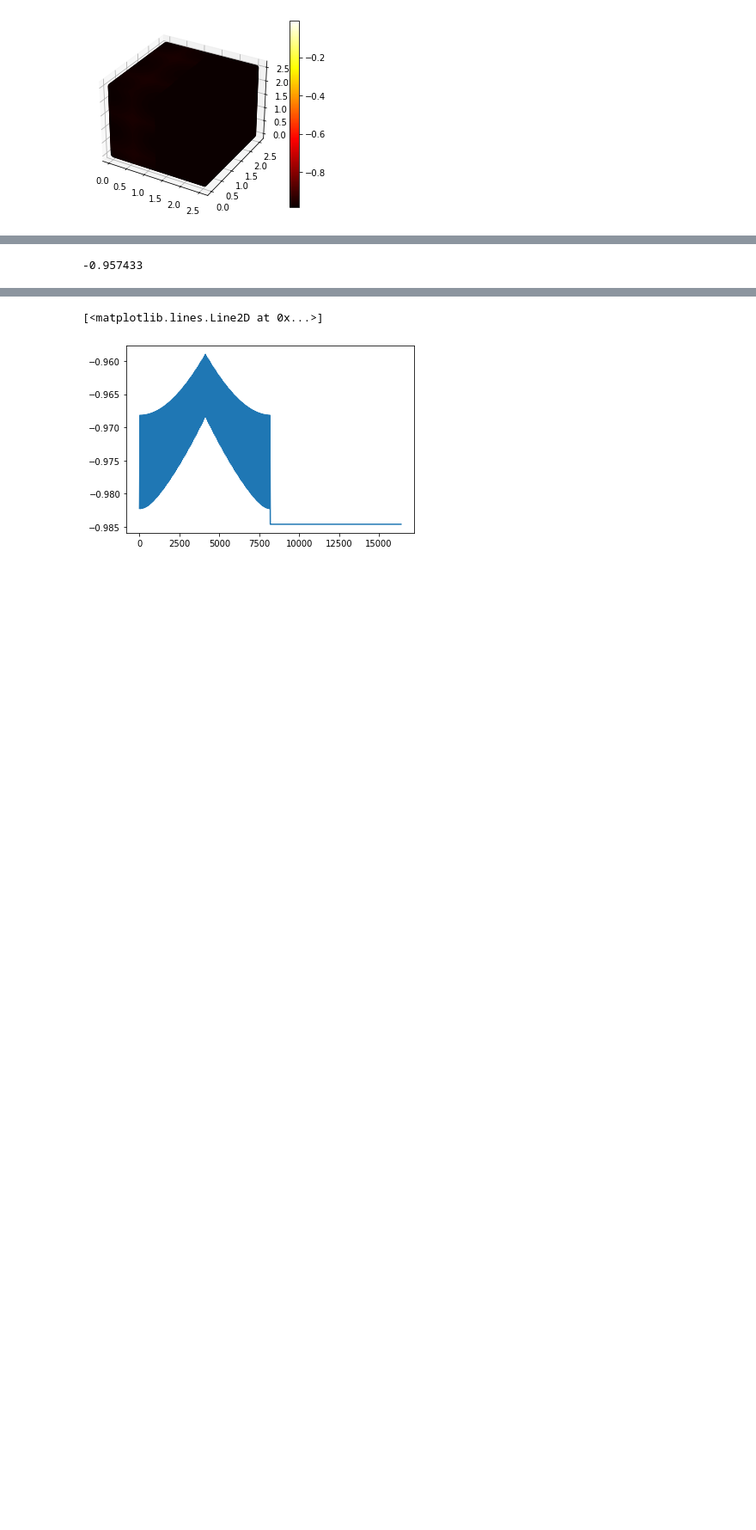
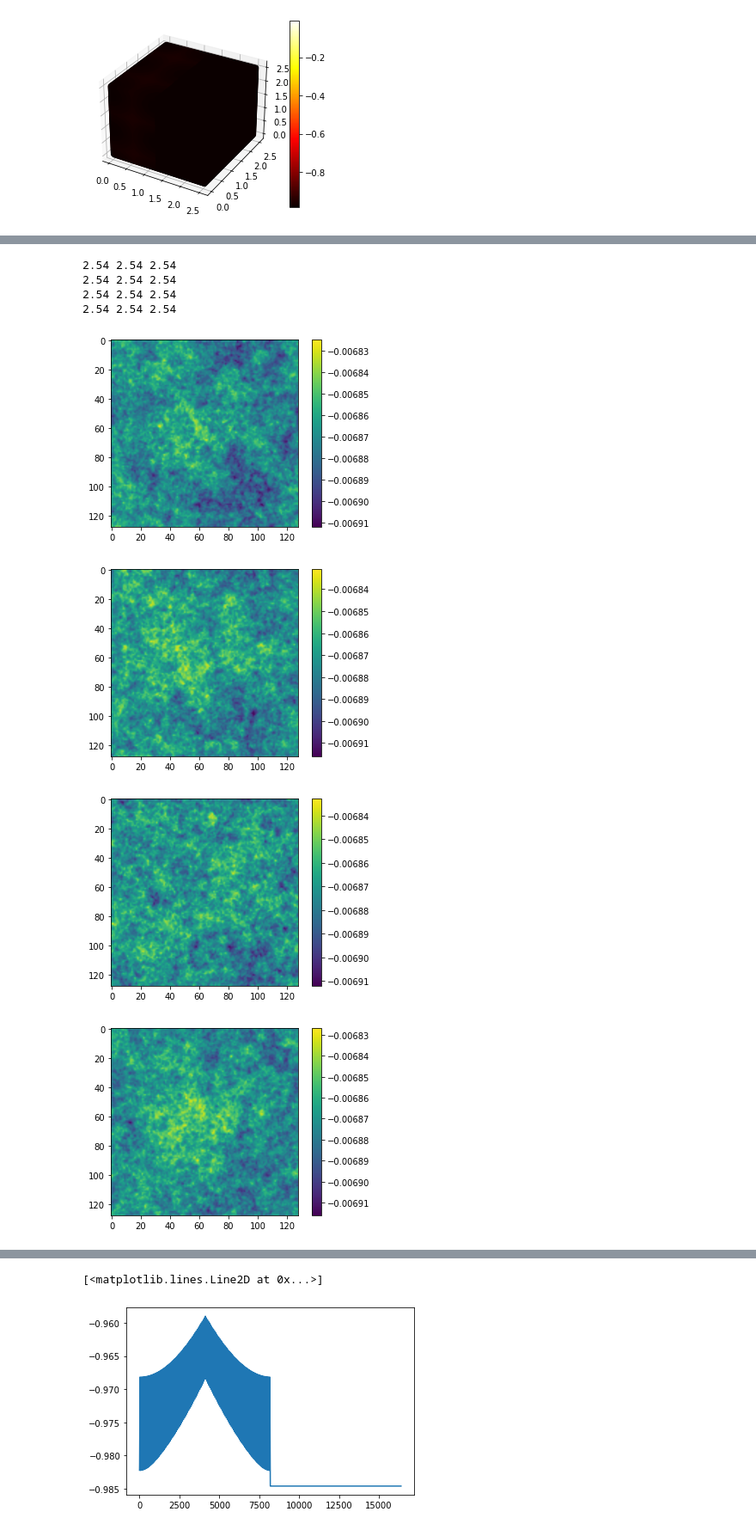
Before and after one commit to manu0x/scalar_fields, a Jupyter notebook: plotter.ipynb, the cells around one changed output, grey strips where cells are left out. Shown at 86% size. Saved outputs shown, nothing was run; the diff lists cells and outputs as text; code cells hidden in the pictures; blank space fills up the shorter version.

```diff
--- a/plotter.ipynb
+++ b/plotter.ipynb
@@ -132,5 +145,15 @@ yo (16384,)
 # %%
-u.max()
+d1.plot(1,0)
+d1.plot(10,0)
+d1.plot(100,0)
+d1.plot(120,0)
 # %% [output]
--0.957433
+2.54 2.54 2.54
+2.54 2.54 2.54
+2.54 2.54 2.54
+2.54 2.54 2.54
+[figure, added]
+[figure, added]
+[figure, added]
+[figure, added]
 # %%
```
Also changed, not shown: parts of 8 cells of this notebook, 3 other files.
